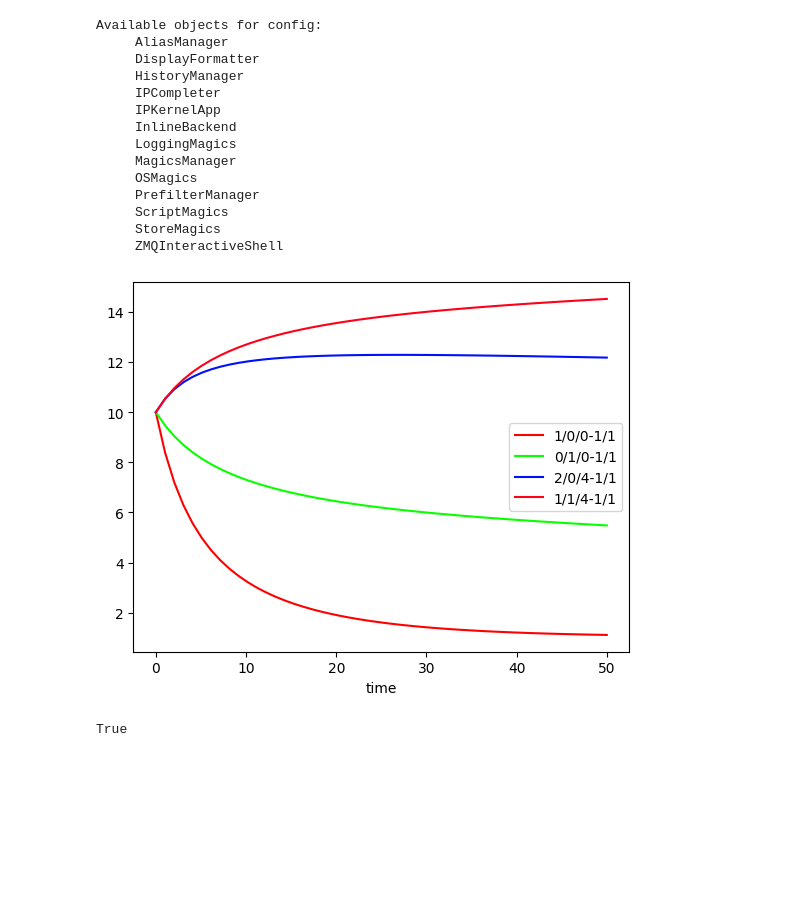
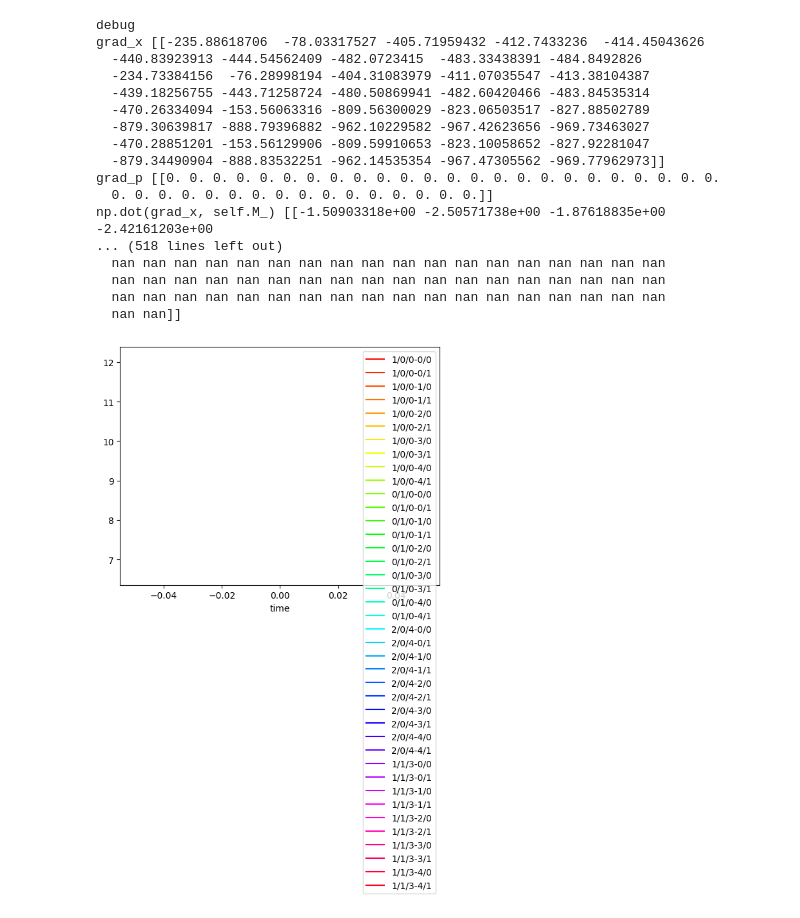
Before and after one commit to arizona95/BEAT, a Jupyter notebook: lab/experiment.ipynb, the cells around one changed output. Saved outputs shown, nothing was run; the diff lists cells and outputs as text; code cells hidden in the pictures; blank space fills up the shorter version.

```diff
--- a/lab/experiment.ipynb
+++ b/lab/experiment.ipynb
@@ -133,31 +57,33 @@ SyntaxError: invalid syntax
-# %%
-config
-# %% [output]
-Available objects for config:
-     AliasManager
-     DisplayFormatter
-     HistoryManager
-     IPCompleter
-     IPKernelApp
-     InlineBackend
-     LoggingMagics
-     MagicsManager
-     OSMagics
-     PrefilterManager
-     ScriptMagics
-     StoreMagics
-     ZMQInteractiveShell
 # %%
+import numpy as np
 from simulator import Simulator
-time = "2022-04-24-16h-50m-23S"
-idx = 1
+time = "2022-04-25-04h-07m-56s"
+idx = 2
 filepath = f"log\\{time}\\{str(idx)}"
 simulator = Simulator.by_file(filepath)
-simulator.run(50)
-simulator.show(0,50)
+
+
+#input_vector = np.array([15,1,2,3])
+#simulator.input(input_vector)
+
+simulator.run(0.0000000000000000000001)
+simulator.show()
 # %% [output]
+debug
+grad_x [[-235.88618706  -78.03317527 -405.71959432 -412.7433236  -414.45043626
+  -440.83923913 -444.54562409 -482.0723415  -483.33438391 -484.8492826
+  -234.73384156  -76.28998194 -404.31083979 -411.07035547 -413.38104387
+  -439.18256755 -443.71258724 -480.50869941 -482.60420466 -483.84535314
+  -470.26334094 -153.56063316 -809.56300029 -823.06503517 -827.88502789
+  -879.30639817 -888.79396882 -962.10229582 -967.42623656 -969.73463027
+  -470.28851201 -153.56129906 -809.59910653 -823.10058652 -827.92281047
+  -879.34490904 -888.83532251 -962.14535354 -967.47305562 -969.77962973]]
+grad_p [[0. 0. 0. 0. 0. 0. 0. 0. 0. 0. 0. 0. 0. 0. 0. 0. 0. 0. 0. 0. 0. 0. 0. 0.
+  0. 0. 0. 0. 0. 0. 0. 0. 0. 0. 0. 0. 0. 0. 0. 0.]]
+np.dot(grad_x, self.M_) [[-1.50903318e+00 -2.50571738e+00 -1.87618835e+00 -2.42161203e+00
+... (518 lines left out)
+  nan nan nan nan nan nan nan nan nan nan nan nan nan nan nan nan nan nan
+  nan nan nan nan nan nan nan nan nan nan nan nan nan nan nan nan nan nan
+  nan nan nan nan nan nan nan nan nan nan nan nan nan nan nan nan nan nan
+  nan nan]]
-[figure, old version]
+[figure, new version]
-# %%
-[0,1] == [0,1]
-# %% [output]
-True
```
Also changed, not shown: parts of 11 cells of this notebook, 5 other files.
